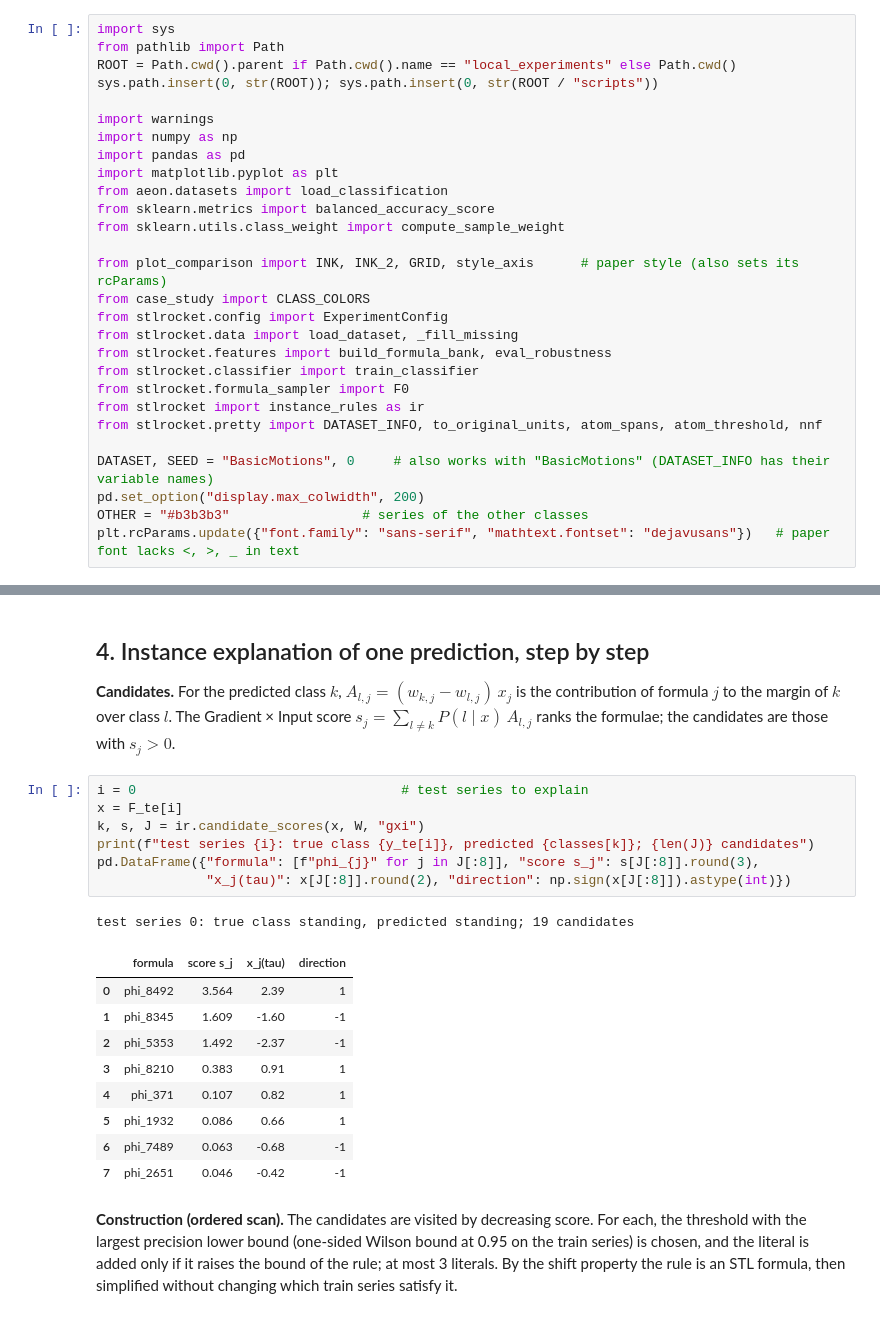
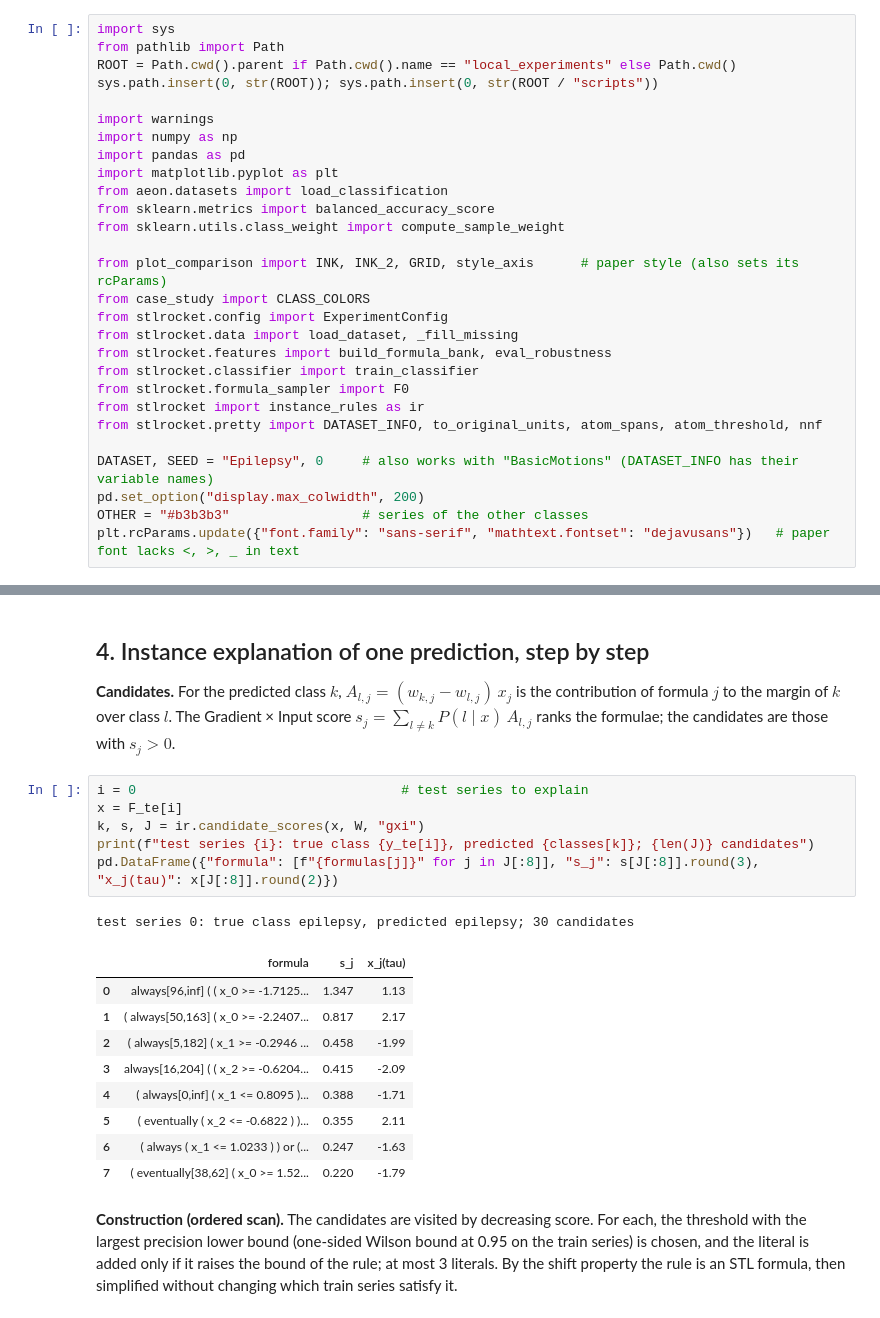
Before and after one commit to adellasiega/STLRocket, a Jupyter notebook: local_experiments/pipeline_walkthrough.ipynb, the cells around one changed output, grey strips where cells are left out. Drawn from its saved outputs; the diff is of its cells as text.

```diff
--- a/local_experiments/pipeline_walkthrough.ipynb
+++ b/local_experiments/pipeline_walkthrough.ipynb
@@ -36,7 +38,7 @@ from stlrocket.formula_sampler import F0
 from stlrocket import instance_rules as ir
 from stlrocket.pretty import DATASET_INFO, to_original_units, atom_spans, atom_threshold, nnf
 
-DATASET, SEED = "BasicMotions", 0     # also works with "BasicMotions" (DATASET_INFO has their variable names)
+DATASET, SEED = "Epilepsy", 0     # also works with "BasicMotions" (DATASET_INFO has their variable names)
 pd.set_option("display.max_colwidth", 200)
 OTHER = "#b3b3b3"                 # series of the other classes
 plt.rcParams.update({"font.family": "sans-serif", "mathtext.fontset": "dejavusans"})   # paper font lacks <, >, _ in text
@@ -123,21 +122,20 @@ pd.DataFrame({"balanced accuracy": [balanced_accuracy_score(true[s], pred[s]) fo
 # %%
 i = 0                                  # test series to explain
 x = F_te[i]
 k, s, J = ir.candidate_scores(x, W, "gxi")
 print(f"test series {i}: true class {y_te[i]}, predicted {classes[k]}; {len(J)} candidates")
-pd.DataFrame({"formula": [f"phi_{j}" for j in J[:8]], "score s_j": s[J[:8]].round(3),
-              "x_j(tau)": x[J[:8]].round(2), "direction": np.sign(x[J[:8]]).astype(int)})
+pd.DataFrame({"formula": [f"{formulas[j]}" for j in J[:8]], "s_j": s[J[:8]].round(3), "x_j(tau)": x[J[:8]].round(2)})
 # %% [output]
-test series 0: true class standing, predicted standing; 19 candidates
+test series 0: true class epilepsy, predicted epilepsy; 30 candidates
-|  | formula | score s_j | x_j(tau) | direction |
-| 0 | phi_8492 | 3.564 | 2.39 | 1 |
-| 1 | phi_8345 | 1.609 | -1.60 | -1 |
-| 2 | phi_5353 | 1.492 | -2.37 | -1 |
-| 3 | phi_8210 | 0.383 | 0.91 | 1 |
-| 4 | phi_371 | 0.107 | 0.82 | 1 |
-| 5 | phi_1932 | 0.086 | 0.66 | 1 |
-| 6 | phi_7489 | 0.063 | -0.68 | -1 |
-| 7 | phi_2651 | 0.046 | -0.42 | -1 |
+|  | formula | s_j | x_j(tau) |
+| 0 | always[96,inf] ( ( x_0 >= -1.7125... | 1.347 | 1.13 |
+| 1 | ( always[50,163] ( x_0 >= -2.2407... | 0.817 | 2.17 |
+| 2 | ( always[5,182] ( x_1 >= -0.2946 ... | 0.458 | -1.99 |
+| 3 | always[16,204] ( ( x_2 >= -0.6204... | 0.415 | -2.09 |
+| 4 | ( always[0,inf] ( x_1 <= 0.8095 )... | 0.388 | -1.71 |
+| 5 | ( eventually ( x_2 <= -0.6822 ) )... | 0.355 | 2.11 |
+| 6 | ( always ( x_1 <= 1.0233 ) ) or (... | 0.247 | -1.63 |
+| 7 | ( eventually[38,62] ( x_0 >= 1.52... | 0.220 | -1.79 |
 # %% [markdown]
 **Construction (ordered scan).** The candidates are visited by decreasing score. For each, the threshold with the largest precision lower bound (one-sided Wilson bound at 0.95 on the train series) is chosen, and the literal is added only if it raises the bound of the rule; at most 3 literals. By the shift property the rule is an STL formula, then simplified without changing which train series satisfy it.
 # %%
```
Also changed, not shown: parts of 23 cells of this notebook, 7 other files.
